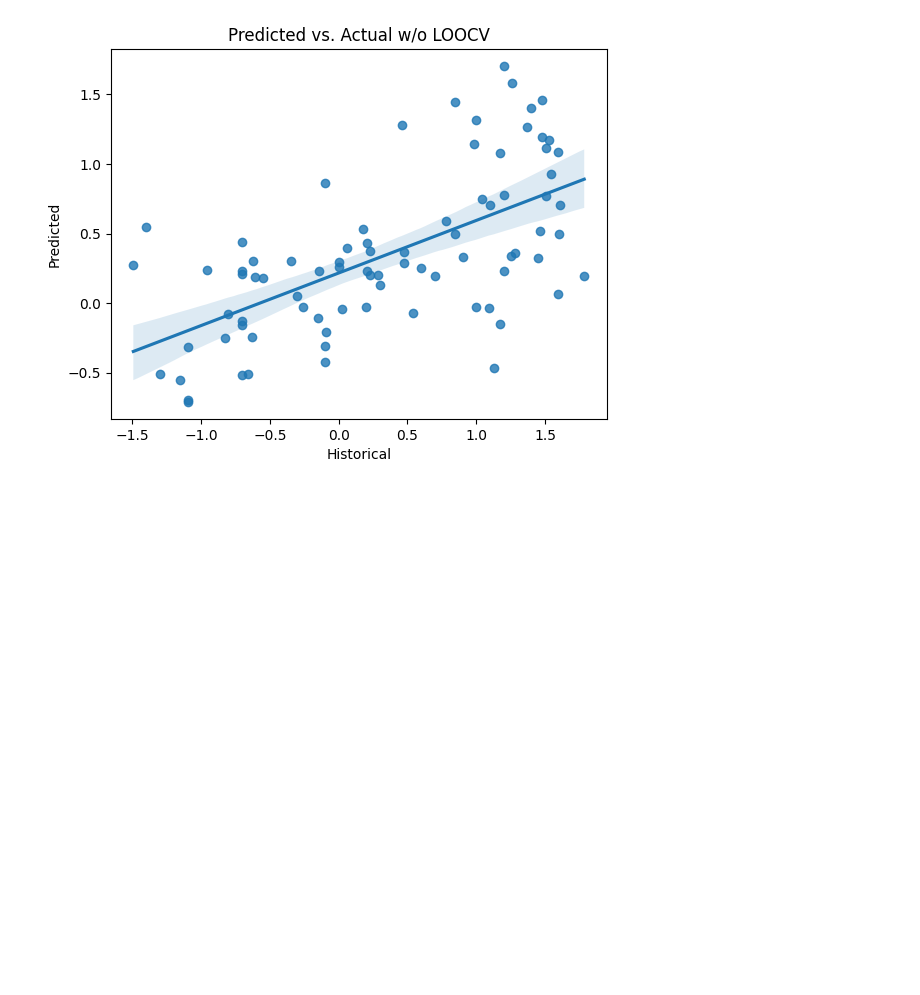
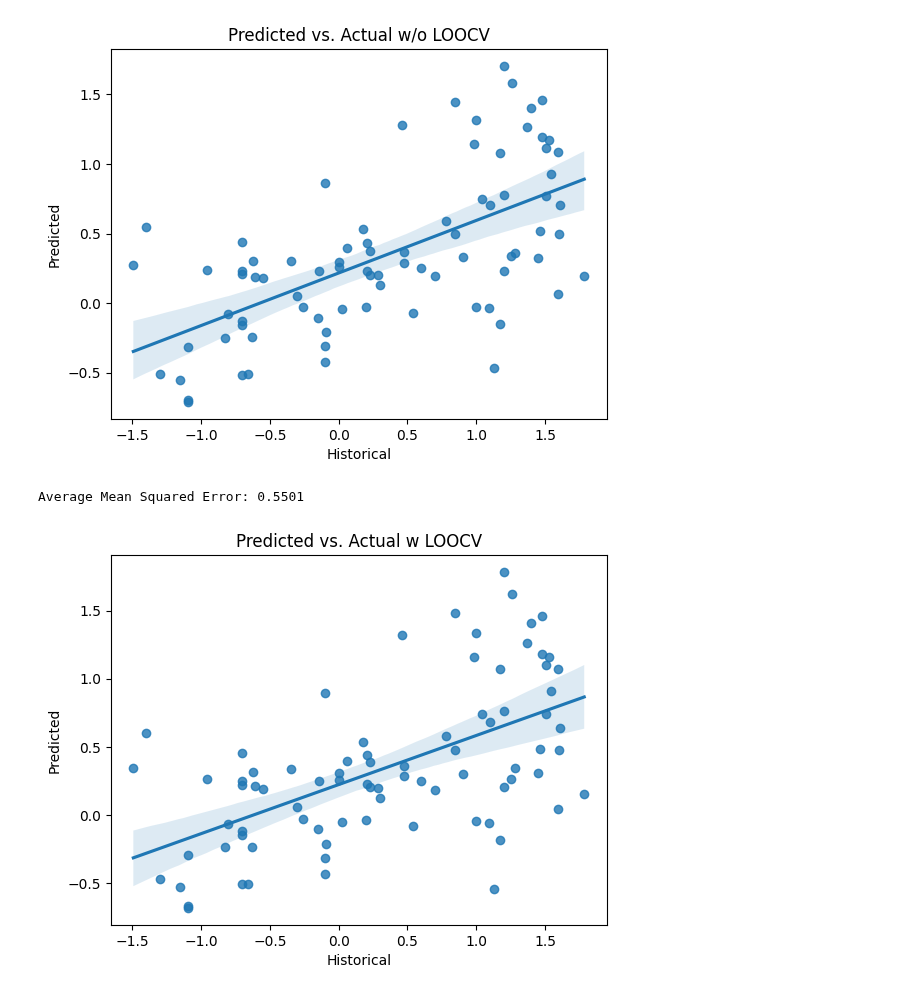
Before and after one commit to jtdocter27/Engineering-Probability---Statistics, a Jupyter notebook: final.ipynb, the cells around one changed output. Cells and saved outputs as stored; diff of their text form; code cells hidden in the pictures; blank space fills up the shorter version.

```diff
--- a/final.ipynb
+++ b/final.ipynb
@@ -341,3 +342,41 @@ plt.title('Predicted vs. Actual w/o LOOCV')
 plt.show()
 # %% [output]
 [figure]
+# %%
+
+# Assuming p_heights_northern is your DataFrameY = np.array(p_heights_northern['loght'])
+best_model_variables = p_heights_northern[['temp', 'rain']]
+best_constant = sm.add_constant(best_model_variables)
+
+# Initialize LeaveOneOut
+loo = LeaveOneOut()
+
+# Store the results
+mse_list = []
+y_pred_final = []
+
+# Perform LOOCV
+for train_index, test_index in loo.split(best_constant):
+    X_train, X_test = best_constant.iloc[train_index], best_constant.iloc[test_index]
+    y_train, y_test = Y[train_index], Y[test_index]
+
+    # Fit the OLS model
+    model = sm.OLS(y_train, X_train).fit()
+
+    # Make predictions
+    y_pred = model.predict(X_test)
+    y_pred_final.append(y_pred)
+
+    # Calculate Mean Squared Error for each test sample
+    mse = mean_squared_error(y_test, y_pred)
+    mse_list.append(mse)
+
+# Calculate the average Mean Squared Error (MSE)
+average_mse = np.mean(mse_list)
+print(f'Average Mean Squared Error: {average_mse:.4f}')
+y_pred_LOOCV = np.array(y_pred_final)
+
+y_pred_LOOCV
+# %% [output]
+Average Mean Squared Error: 0.5501
+[figure, added]
```
Also changed, not shown: parts of 3 cells of this notebook.
